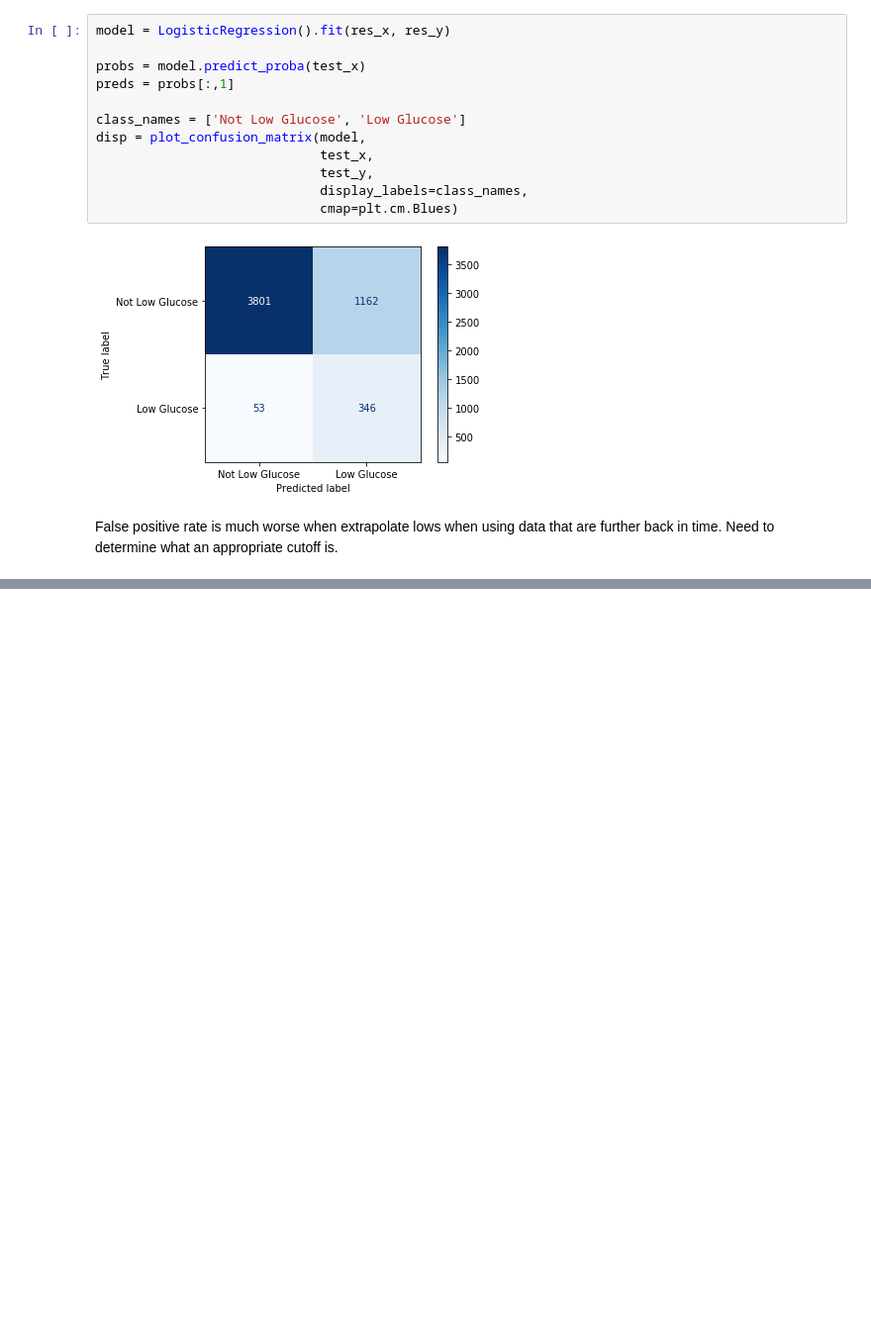
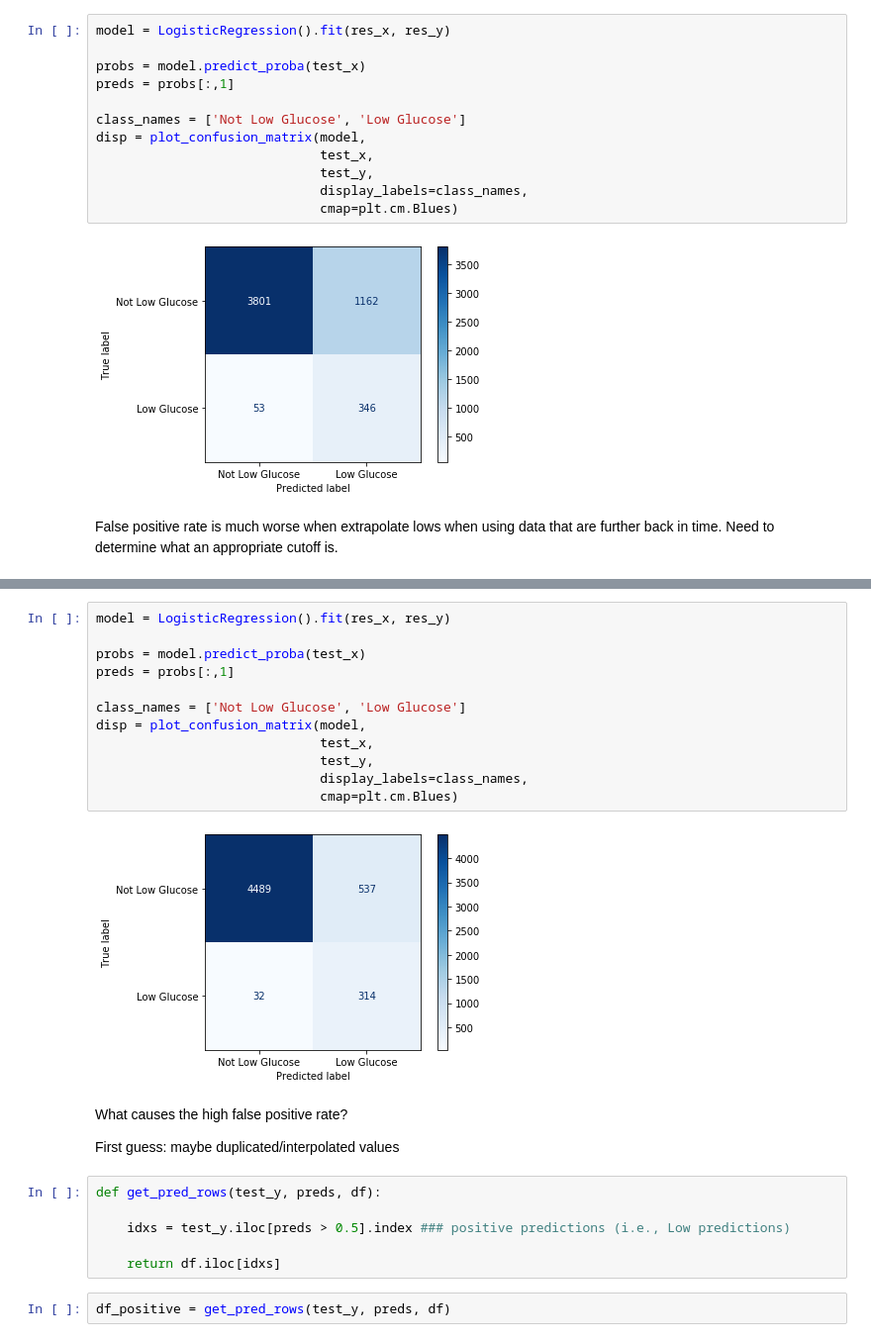
Before and after one commit to josh-tollefson/glucose, a Jupyter notebook: model.ipynb, the cells around one changed output, grey strips where cells are left out. Shown: that part at 99% size. Drawn from its saved outputs; the diff is of its cells as text; blank space fills up the shorter version.

```diff
--- a/model.ipynb
+++ b/model.ipynb
@@ -175,0 +222,26 @@ False positive rate is much worse when extrapolate lows when using data that are
+# %%
+model = LogisticRegression().fit(res_x, res_y)
+
+probs = model.predict_proba(test_x)
+preds = probs[:,1]
+
+class_names = ['Not Low Glucose', 'Low Glucose']
+disp = plot_confusion_matrix(model,
+                             test_x,
+                             test_y,
+                             display_labels=class_names,
+                             cmap=plt.cm.Blues)
+# %% [output]
+[figure, added]
+# %% [markdown]
+What causes the high false positive rate?
+
+First guess: maybe duplicated/interpolated values
+# %%
+def get_pred_rows(test_y, preds, df):
+
+    idxs = test_y.iloc[preds > 0.5].index ### positive predictions (i.e., Low predictions)
+
+    return df.iloc[idxs]
+# %%
+df_positive = get_pred_rows(test_y, preds, df)
```
Also changed, not shown: parts of 23 cells of this notebook.
